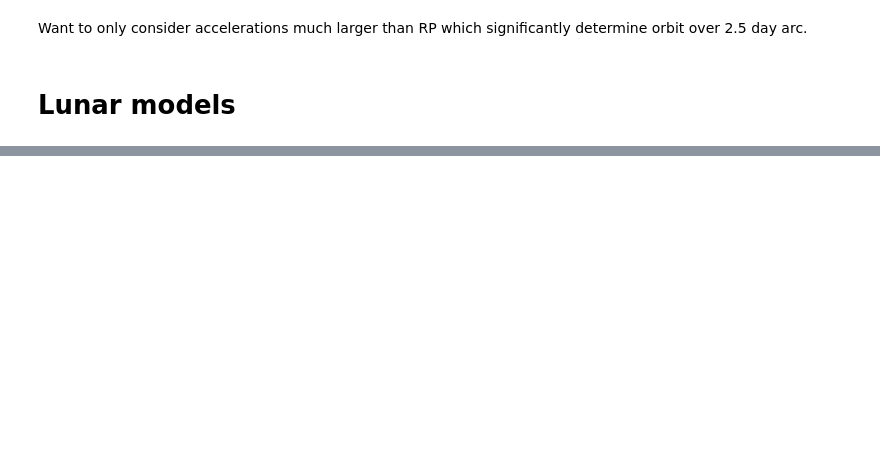
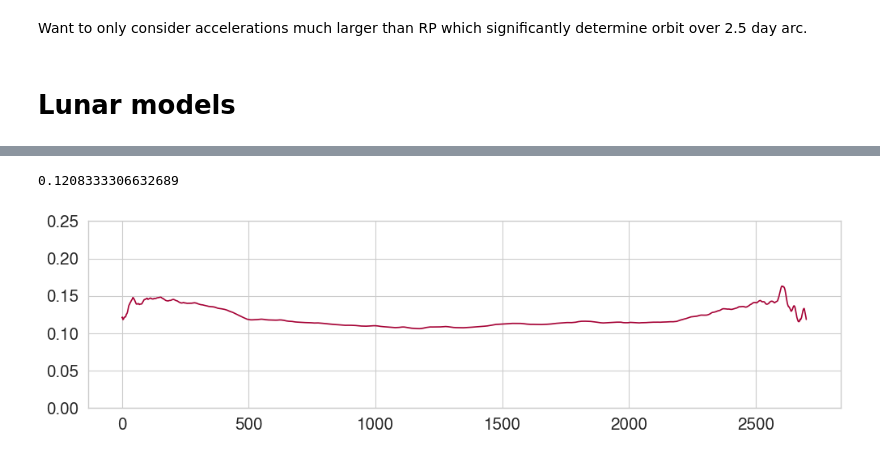
Before and after one commit to DominikStiller/tudelft-hpb-project, a Jupyter notebook: analysis/figures_paper.ipynb, the cells around one changed output, grey strips where cells are left out. Saved outputs shown, nothing was run; the diff lists cells and outputs as text; code cells hidden in the pictures; blank space fills up the shorter version.

```diff
--- a/analysis/figures_paper.ipynb
+++ b/analysis/figures_paper.ipynb
@@ -139,0 +196,20 @@ plot_albedo_map()
+# %%
+def plot_longitudinal_distribution():
+    dist = tf_mosaic(imread("files/albedo.jpg"))
+
+    # dist = dist[::5, ::5]
+    # plt.scatter(list(range(dist.shape[0])) * dist.shape[1], dist.flatten(), s=1, alpha=0.1)
+
+    print(np.mean(dist.flatten()))
+    mean = dist.mean(axis=1)
+    N = int(dist.shape[1] / 180)
+    mean = np.convolve(mean, np.ones(N)/N, mode='valid')
+    # mean = np.histogram(mean, np.arange(0, 180), weights=mean)[0] / np.histogram(mean, np.arange(0, 180), )[0]
+
+    plt.plot(mean, c="C1")
+    plt.ylim([0, 0.25])
+
+plot_longitudinal_distribution()
+# %% [output]
+0.1208333306632689
+[figure, added]
```
Also changed, not shown: parts of 27 cells of this notebook, 32 other files.
